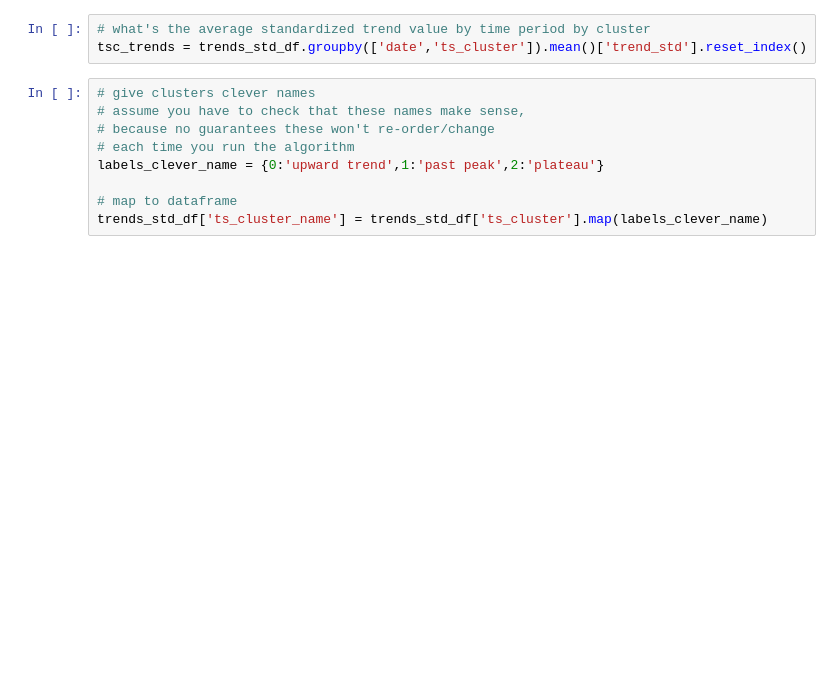
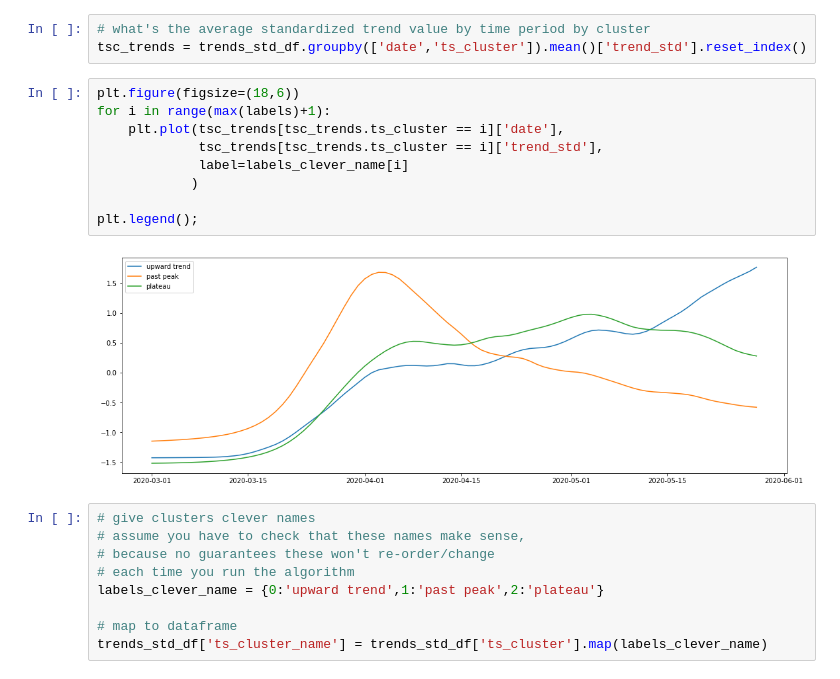
Before and after one commit to rhouse2020/crazy-2020, a Jupyter notebook: cluster_covid_trends.ipynb, the cells around one changed output. Drawn from its saved outputs; the diff is of its cells as text; blank space fills up the shorter version.

```diff
--- a/cluster_covid_trends.ipynb
+++ b/cluster_covid_trends.ipynb
@@ -82,6 +82,17 @@ trends_std_df['ts_cluster'] = trends_std_df['state'].map(labels_dict)
 # %%
 # what's the average standardized trend value by time period by cluster
 tsc_trends = trends_std_df.groupby(['date','ts_cluster']).mean()['trend_std'].reset_index()
+# %%
+plt.figure(figsize=(18,6))
+for i in range(max(labels)+1):
+    plt.plot(tsc_trends[tsc_trends.ts_cluster == i]['date'],
+             tsc_trends[tsc_trends.ts_cluster == i]['trend_std'],
+             label=labels_clever_name[i]
+            )
+
+plt.legend();
+# %% [output]
+[figure, added]
 # %%
 # give clusters clever names
 # assume you have to check that these names make sense,
```
Also changed, not shown: parts of 4 cells of this notebook, 4 other files.
